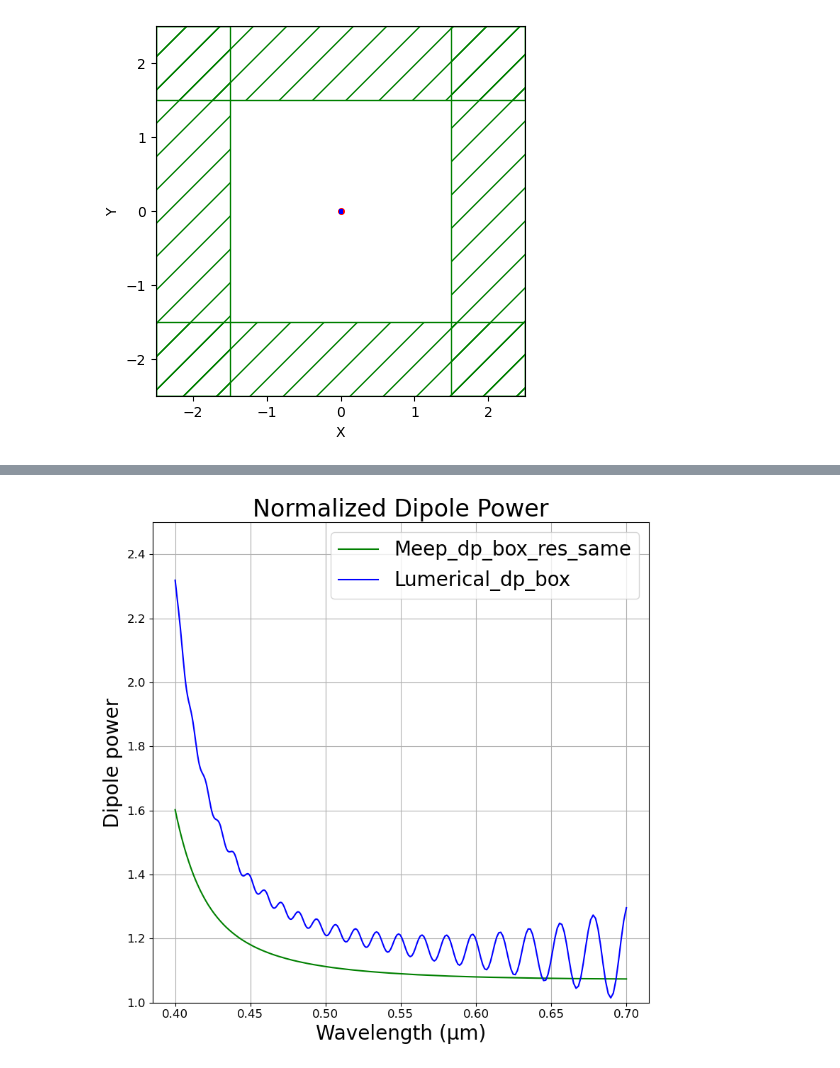
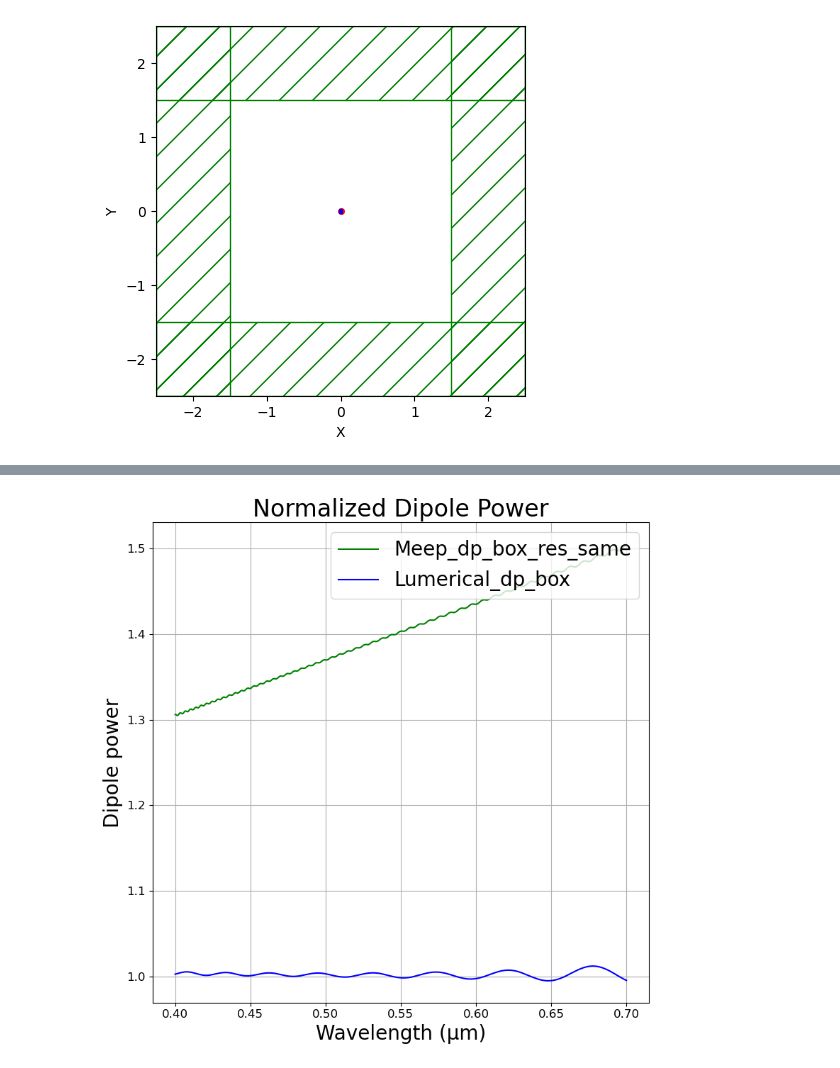
Before and after one commit to M2nion/EIDL, a Jupyter notebook: Tool/Meep/LGD/Meep code/OLED structure/One layer check/Onelayer.ipynb, the cells around one changed output, grey strips where cells are left out. Cells and saved outputs as stored; diff of their text form; code cells hidden in the pictures.

```diff
--- a/Tool/Meep/LGD/Meep code/OLED structure/One layer check/Onelayer.ipynb
+++ b/Tool/Meep/LGD/Meep code/OLED structure/One layer check/Onelayer.ipynb
@@ -98,10 +98,10 @@ def fit_material_from_csv(
     return eps_inf, E_sus, freq_range
 
 sio2_data_path = "/home/min/EIDL/Tool/Meep/LGD/Meep code/OLED structure/Layer by Layer check/New fitting/Refractive Index data/Sio2/Material_merged.csv"
-al_data_path   = "/home/min/EIDL/Tool/Meep/LGD/Meep code/OLED structure/Layer by Layer check/New fitting/Refractive Index data/Al/Material_merged.csv"
+al_data_path   = "/home/min/EIDL/Tool/Meep/LGD/Meep code/OLED structure/Layer by Layer check/New fitting/Refractive Index data/Al/mat/Material_merged.csv"
 andp_data_path = "/home/min/EIDL/Tool/Meep/LGD/Meep code/OLED structure/Layer by Layer check/New fitting/Refractive Index data/aNDP/Material_merged.csv"
 
-eps_inf_sio2, suscept_sio2, freq_sio2 = fit_material_from_csv(csv_path=sio2_data_path, num_lorentzians=4)
+eps_inf_sio2, suscept_sio2, freq_sio2 = fit_material_from_csv(csv_path=sio2_data_path, num_lorentzians=2,  wl_range_nm = [0.38, 0.72])
 eps_inf_al, suscept_al, freq_al = fit_material_from_csv(csv_path=al_data_path, num_lorentzians=7)
-eps_inf_andp, suscept_andp, freq_andp = fit_material_from_csv(csv_path=andp_data_path)
+eps_inf_andp, suscept_andp, freq_andp = fit_material_from_csv(csv_path=andp_data_path, num_lorentzians=5,  wl_range_nm = [0.4, 0.7])
 # %% [output]
@@ -190,7 +190,7 @@ geometry_fitting = [
 source_center = mp.Vector3(0,0,0)
 
 sources = [mp.Source(
-        src=mp.GaussianSource(frequency=fcen, fwidth=df,),
+        src=mp.GaussianSource(frequency=fcen, fwidth=df, is_integrated=True),
         component=mp.Ex,
         center=source_center,
         size=mp.Vector3(0,0,0),
@@ -200,7 +200,7 @@ sources = [mp.Source(
 sim_fitting = mp.Simulation(
     cell_size=cell_size,
     boundary_layers=boundary_layers,
-    default_material=aNDP,
+    default_material=Glass,
     sources=sources,
     resolution=resolution,
     eps_averaging=True,
@@ -323,7 +310,7 @@ plt.plot(src_wavelengths, net_power_fitting)
 import numpy as np
 from pathlib import Path
 
-csv_path = Path("/home/min/EIDL/Tool/Meep/LGD/Meep code/OLED structure/One layer check/Onelayer/andp.txt")
+csv_path = Path("/home/min/EIDL/Tool/Meep/LGD/Meep code/OLED structure/One layer check/Onelayer/sio2.txt")
 
 # CSV 파일 불러오기
 lumerical_data = np.genfromtxt(csv_path, delimiter=",")
@@ -336,35 +323,35 @@ wavelengths = wavelengths* 1e+6
 dp_fitting_100 = np.array(net_power_fitting) / src_power
 # dp_fitting = np.array(net_power_fitting) / air_1000
 
 # wavelengths = 1 / np.array(mp.get_flux_freqs(box_power_fitting))
 
 plt.figure(figsize=(8, 8))
 
 # plot 순서
 plt.plot(src_wavelengths, dp_fitting_100, label='Meep_dp_box_res_same', color='green')
 plt.plot(wavelengths, lumerical, label='Lumerical_dp_box', color='blue')
 
 
 # 축 레이블 (굵게 + 크기 조정)
 plt.xlabel("Wavelength (μm)", fontsize=20)
 plt.ylabel("Dipole power", fontsize=20)
 
 # 제목 (굵게 + 크기 조정)
 plt.title("Normalized Dipole Power", fontsize=24)
 
 # 눈금 폰트 크기 조정
 plt.xticks(fontsize=12)
 plt.yticks(fontsize=12)
 
 # 범례 (폰트 크기 조정 + 굵게)
 plt.legend(loc='upper right', fontsize=20, frameon=True,)
-plt.ylim (1, 2.5)
+# plt.ylim (0.995, 1.01)
 # 기타 설정
 plt.grid(True)
 plt.tight_layout()
 plt.show()
 # %% [output]
-[figure, old version]
+[figure, new version]
 # %%
 import numpy as np
 import matplotlib.pyplot as plt
```
Also changed, not shown: parts of 6 cells of this notebook, 12 other files.
